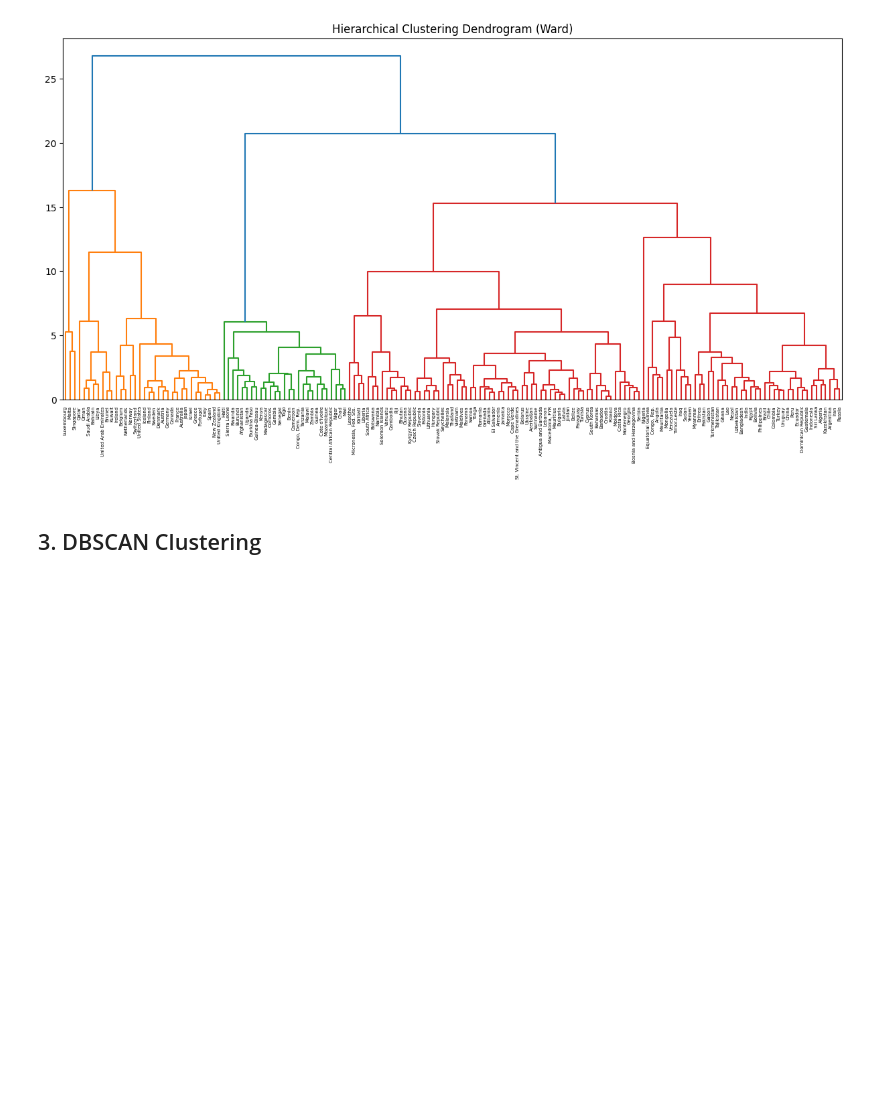
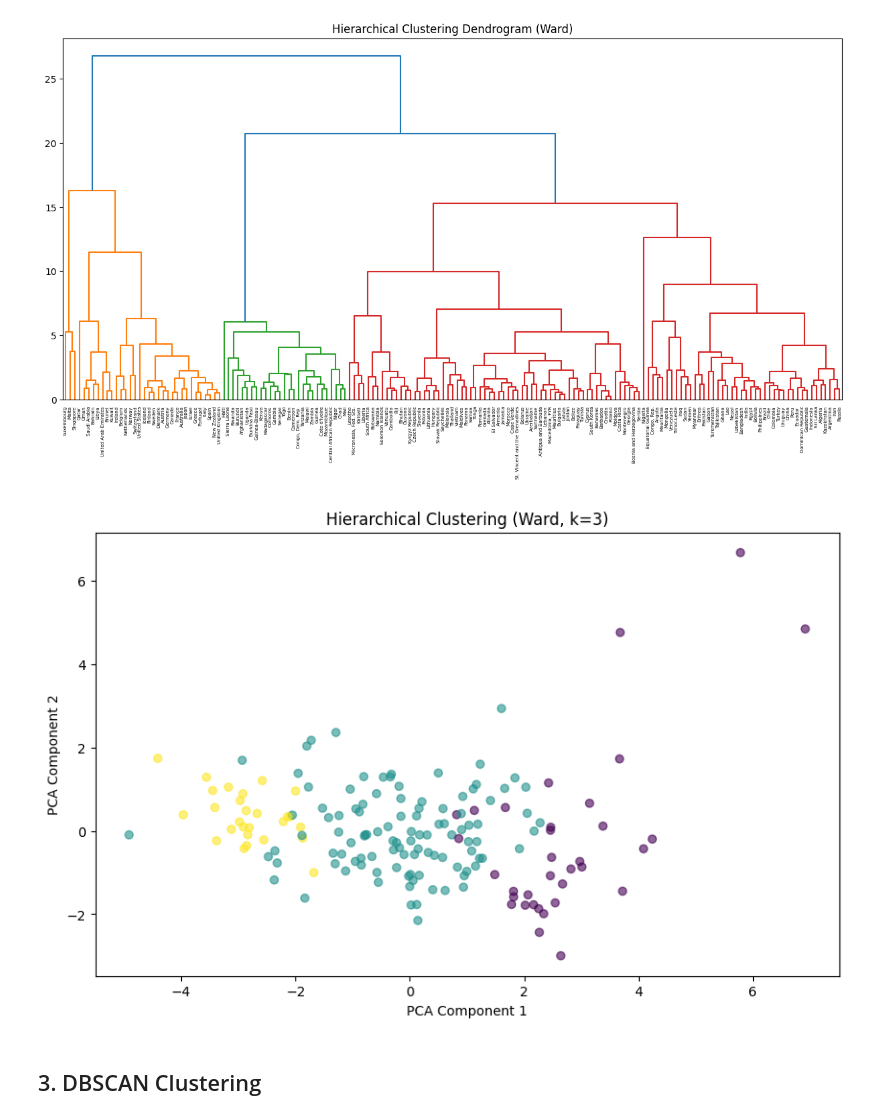
Before and after one commit to abe16s/Categorize-Countries, a Jupyter notebook: notebooks/comparison.ipynb, the cells around one changed output. Cells and saved outputs as stored; diff of their text form; code cells hidden in the pictures; blank space fills up the shorter version.

```diff
--- a/notebooks/comparison.ipynb
+++ b/notebooks/comparison.ipynb
@@ -67,6 +67,10 @@ plt.show()
 # Cut dendrogram to get 3 clusters
 hierarchical = AgglomerativeClustering(n_clusters=3)
 hierarchical_labels = hierarchical.fit_predict(X_scaled)
+# %%
+plot_clusters(X_scaled, hierarchical_labels, None, 'Hierarchical Clustering (Ward, k=3)')
+# %% [output]
+[figure, added]
 # %% [markdown]
 ## 3. DBSCAN Clustering
 # %%
```
Also changed, not shown: parts of 10 cells of this notebook.
